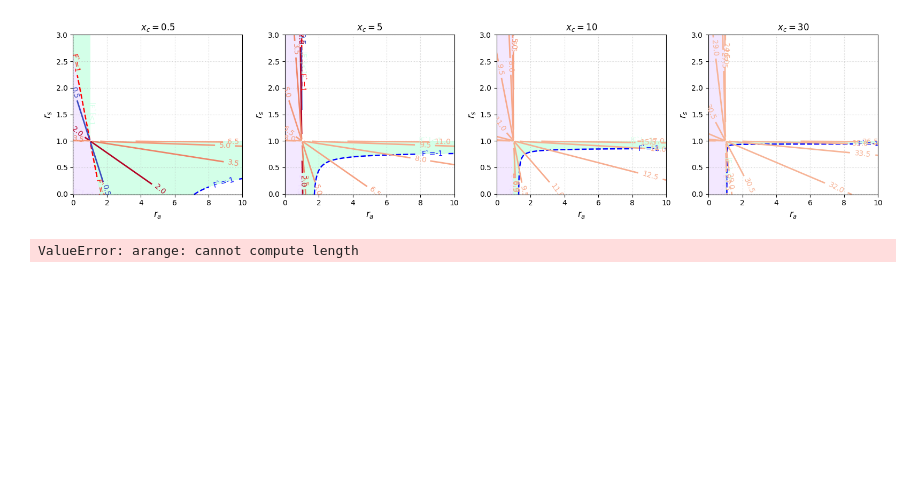
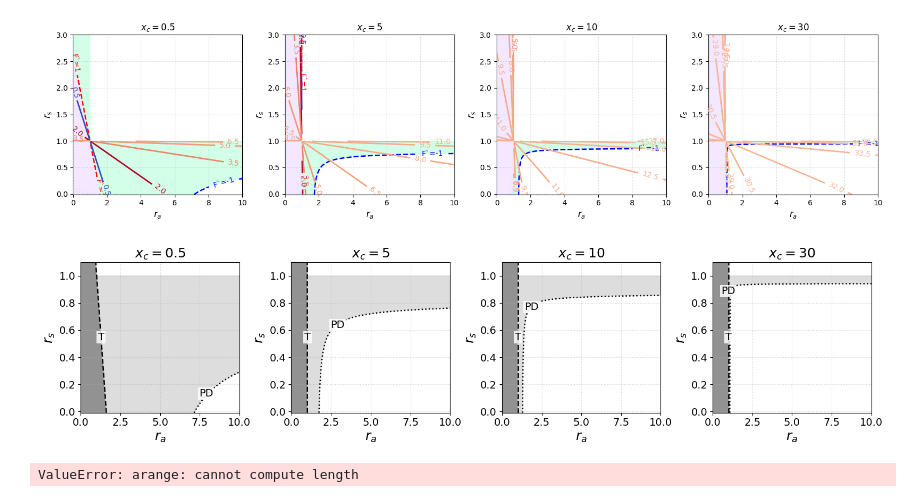
Before and after one commit to yobysheva/kursovaya, a Jupyter notebook: modify_no_m.ipynb, the cells around one changed output. Drawn from its saved outputs; the diff is of its cells as text; code cells hidden in the pictures; blank space fills up the shorter version.

```diff
--- a/modify_no_m.ipynb
+++ b/modify_no_m.ipynb
@@ -68,0 +69,19 @@ No algorithms are implemented to solve equation 1 + (r_a*(1 - r_s) + r_s*(r_a -
+# %%
+x_star = x_c - sp.log((1 - r_s) / (r_a - 1))
+
+# Производная в нетривиальном равновесии
+dF_star = sp.simplify(dF.subs(x, x_star))
+
+# Условие удвоения периода
+pd_solution = sp.solve(sp.Eq(dF_star, -1), x_c)
+
+pd_solution[0].simplify()
+#
+# # Аналитически полученная формула
+# expected = (
+#     sp.log((1 - r_s) / (r_a - 1))
+#     + 2 * (r_a - r_s) / ((r_a - 1) * (1 - r_s))
+# )
+#
+# print("Разность формул:")
+# print(sp.simplify(pd_solution[0] - expected))
@@ -231,6 +342,17 @@ plot_stability_grid(
 )
 # %% [output]
 [figure]
+# %%
+xc_values = [0.5, 5, 10, 30]
+plot_stability_grid(
+    xc_values,
+    ra_range=(-0.01, 10),
+    rs_range=(-0.01, 1.1),
+    xstar_levels=[0.5 + 1.5*i for i in range(50)],
+    ncols=4
+)
+# %% [output]
+[figure, added]
 # %%
 def Fun(x, r_a, r_s, xc):
     return x*(r_a*(1 - 1/(1 + np.exp(xc - x)))
```
Also changed, not shown: parts of 13 cells of this notebook, 2 other files.
